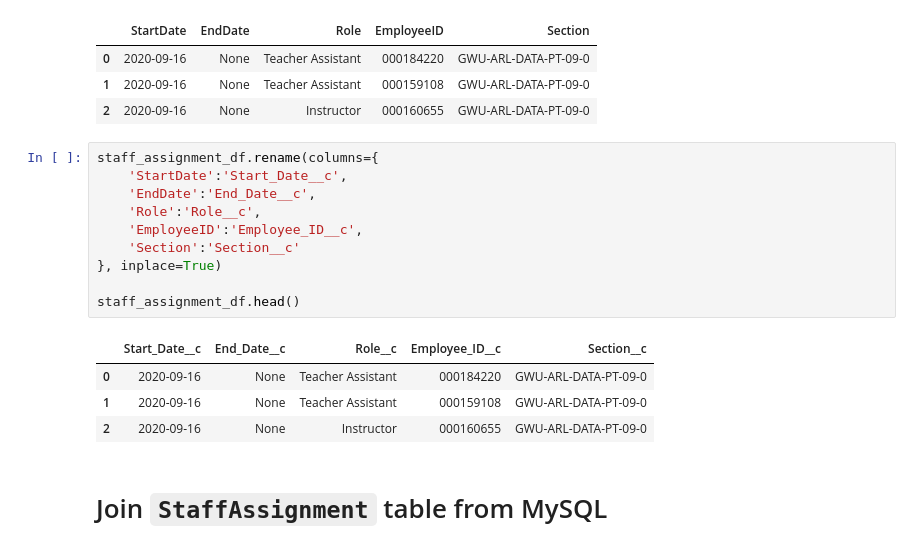
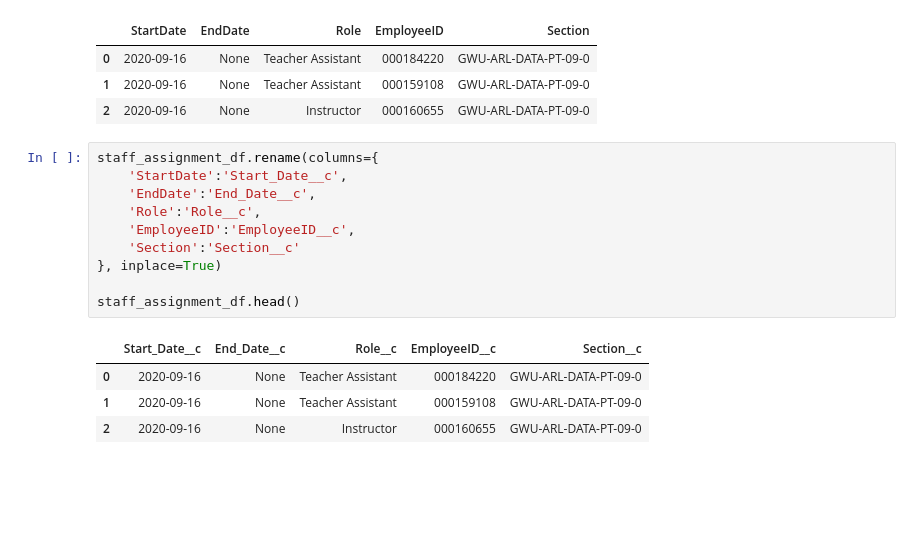
Before and after one commit to Fraolabebe/Salesforce-ETL-Project, a Jupyter notebook: Salesforce-ETL-Project.ipynb, the cells around one changed output. Drawn from its saved outputs; the diff is of its cells as text; blank space fills up the shorter version.

```diff
--- a/Salesforce-ETL-Project.ipynb
+++ b/Salesforce-ETL-Project.ipynb
@@ -770,17 +779,15 @@ staff_assignment_df
 # %%
 staff_assignment_df.rename(columns={
     'StartDate':'Start_Date__c',
     'EndDate':'End_Date__c',
     'Role':'Role__c',
-    'EmployeeID':'Employee_ID__c',
+    'EmployeeID':'EmployeeID__c',
     'Section':'Section__c'
 }, inplace=True)
 
 staff_assignment_df.head()
 # %% [output]
-|  | Start_Date__c | End_Date__c | Role__c | Employee_ID__c | Section__c |
+|  | Start_Date__c | End_Date__c | Role__c | EmployeeID__c | Section__c |
 | 0 | 2020-09-16 | None | Teacher Assistant | 000184220 | GWU-ARL-DATA-PT-09-0 |
 | 1 | 2020-09-16 | None | Teacher Assistant | 000159108 | GWU-ARL-DATA-PT-09-0 |
 | 2 | 2020-09-16 | None | Instructor | 000160655 | GWU-ARL-DATA-PT-09-0 |
-# %% [markdown]
-# Join `StaffAssignment` table from MySQL
```
Also changed, not shown: parts of 10 cells of this notebook, 1 other file.
